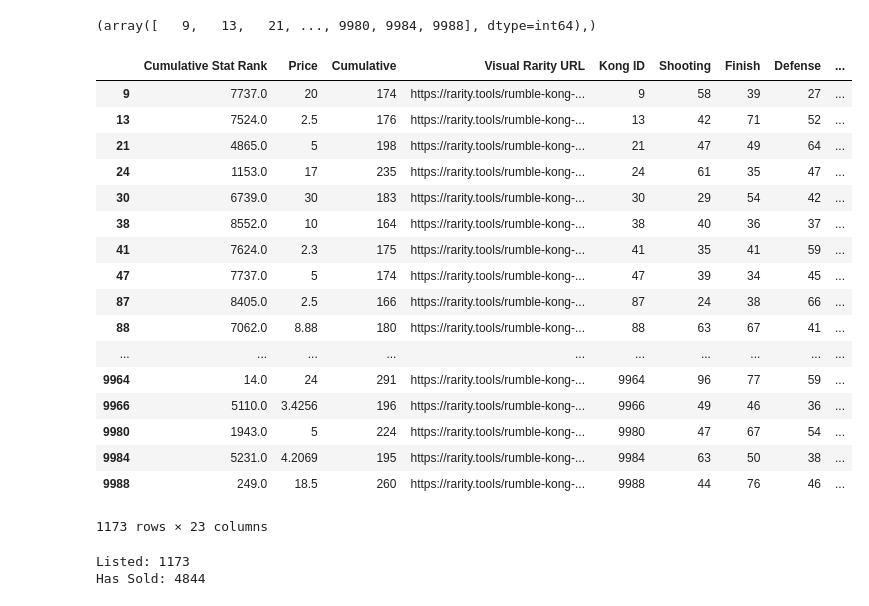
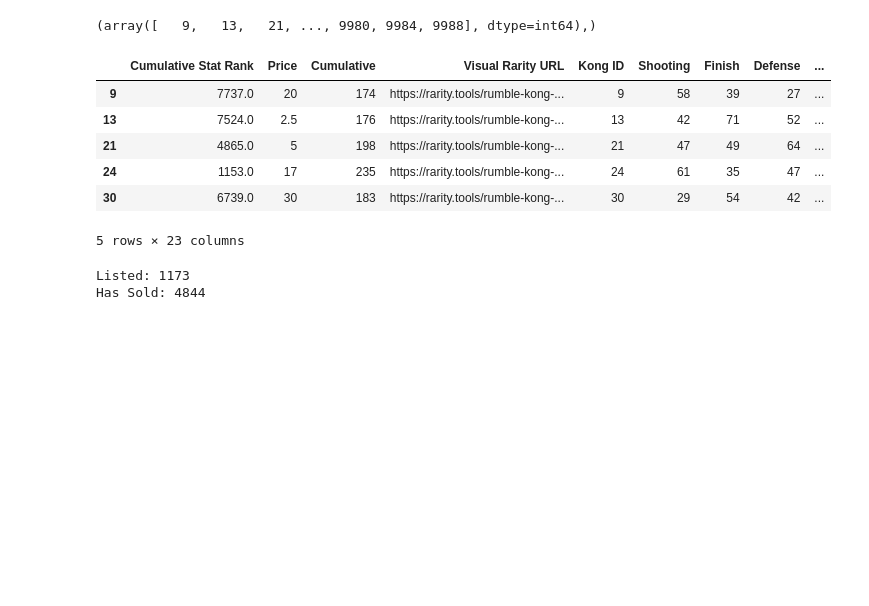
Before and after one commit to pauljhawron/rkl-boost-analysis, a Jupyter notebook: rkl_boost_analysis.ipynb, the cells around one changed output. Cells and saved outputs as stored; diff of their text form; code cells hidden in the pictures; blank space fills up the shorter version.

```diff
--- a/rkl_boost_analysis.ipynb
+++ b/rkl_boost_analysis.ipynb
@@ -69,26 +77,15 @@ np.where(data['Current Price'] != " ")
 # %% [output]
 (array([   9,   13,   21, ..., 9980, 9984, 9988], dtype=int64),)
 # %%
-data.iloc[np.where(data['Current Price'].str.contains('ETH'))]
+data.iloc[np.where(data['Current Price'].str.contains('ETH'))].head()
 # %% [output]
 |  | Cumulative Stat Rank | Price | Cumulative | Visual Rarity URL | Kong ID | Shooting | Finish | Defense | ... |
 | 9 | 7737.0 | 20 | 174 | https://rarity.tools/rumble-kong-... | 9 | 58 | 39 | 27 | ... |
 | 13 | 7524.0 | 2.5 | 176 | https://rarity.tools/rumble-kong-... | 13 | 42 | 71 | 52 | ... |
 | 21 | 4865.0 | 5 | 198 | https://rarity.tools/rumble-kong-... | 21 | 47 | 49 | 64 | ... |
 | 24 | 1153.0 | 17 | 235 | https://rarity.tools/rumble-kong-... | 24 | 61 | 35 | 47 | ... |
 | 30 | 6739.0 | 30 | 183 | https://rarity.tools/rumble-kong-... | 30 | 29 | 54 | 42 | ... |
-| 38 | 8552.0 | 10 | 164 | https://rarity.tools/rumble-kong-... | 38 | 40 | 36 | 37 | ... |
-| 41 | 7624.0 | 2.3 | 175 | https://rarity.tools/rumble-kong-... | 41 | 35 | 41 | 59 | ... |
-| 47 | 7737.0 | 5 | 174 | https://rarity.tools/rumble-kong-... | 47 | 39 | 34 | 45 | ... |
-| 87 | 8405.0 | 2.5 | 166 | https://rarity.tools/rumble-kong-... | 87 | 24 | 38 | 66 | ... |
-| 88 | 7062.0 | 8.88 | 180 | https://rarity.tools/rumble-kong-... | 88 | 63 | 67 | 41 | ... |
-| ... | ... | ... | ... | ... | ... | ... | ... | ... | ... |
-| 9964 | 14.0 | 24 | 291 | https://rarity.tools/rumble-kong-... | 9964 | 96 | 77 | 59 | ... |
-| 9966 | 5110.0 | 3.4256 | 196 | https://rarity.tools/rumble-kong-... | 9966 | 49 | 46 | 36 | ... |
-| 9980 | 1943.0 | 5 | 224 | https://rarity.tools/rumble-kong-... | 9980 | 47 | 67 | 54 | ... |
-| 9984 | 5231.0 | 4.2069 | 195 | https://rarity.tools/rumble-kong-... | 9984 | 63 | 50 | 38 | ... |
-| 9988 | 249.0 | 18.5 | 260 | https://rarity.tools/rumble-kong-... | 9988 | 44 | 76 | 46 | ... |
-1173 rows × 23 columns
+5 rows × 23 columns
 # %%
 print("Listed:", len(data.iloc[np.where(data['Current Price'].str.contains('ETH'))]))
 print("Has Sold:", len(data.iloc[np.where(data['Last Sale Price'].str.contains('ETH'))]))
```
Also changed, not shown: parts of 8 cells of this notebook.
